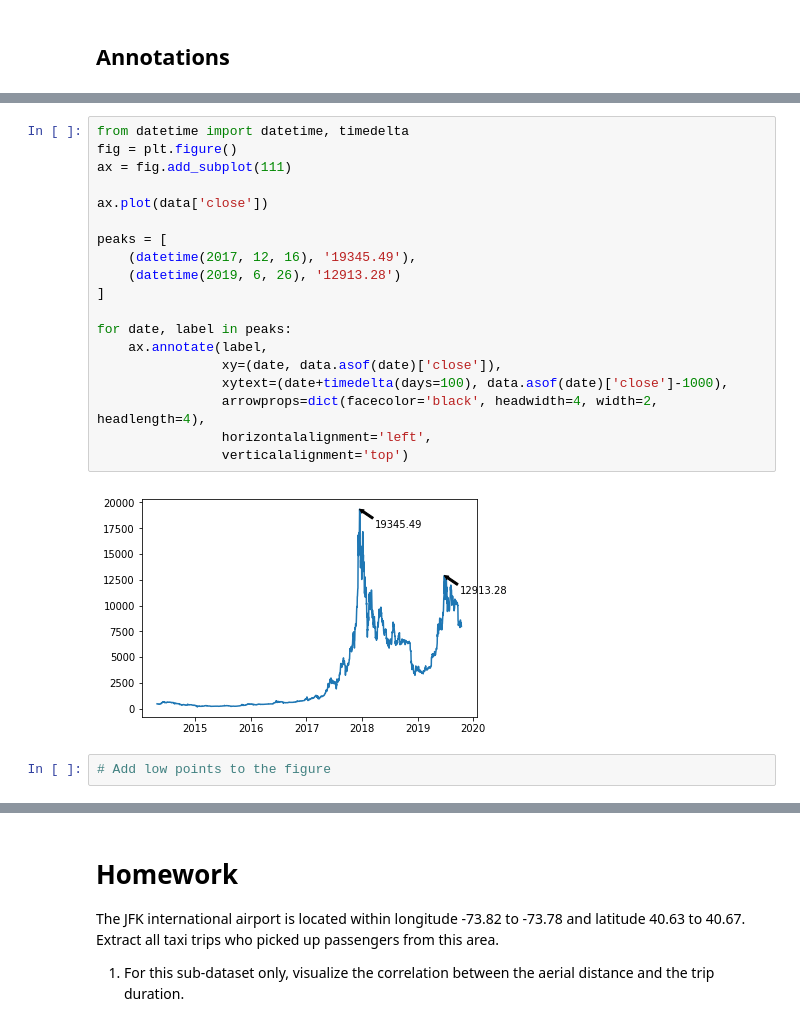
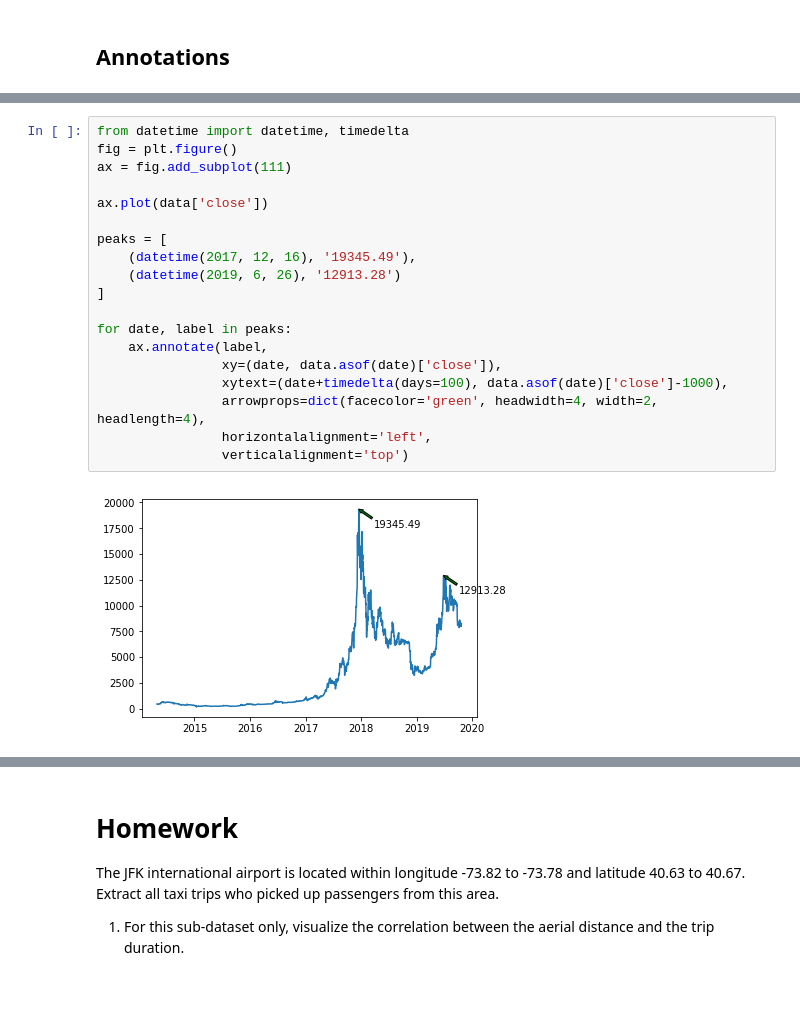
Before and after one commit to ch00226855/CMP464-Fall2019, a Jupyter notebook: Week7_Matplotlib_Part2.ipynb, the cells around one changed output, grey strips where cells are left out. Drawn from its saved outputs; the diff is of its cells as text; blank space fills up the shorter version.

```diff
--- a/Week7_Matplotlib_Part2.ipynb
+++ b/Week7_Matplotlib_Part2.ipynb
@@ -485,23 +511,21 @@ data.tail(3)
 # %%
 from datetime import datetime, timedelta
 fig = plt.figure()
 ax = fig.add_subplot(111)
 
 ax.plot(data['close'])
 
 peaks = [
     (datetime(2017, 12, 16), '19345.49'),
     (datetime(2019, 6, 26), '12913.28')
 ]
 
 for date, label in peaks:
     ax.annotate(label,
                 xy=(date, data.asof(date)['close']),
                 xytext=(date+timedelta(days=100), data.asof(date)['close']-1000),
-                arrowprops=dict(facecolor='black', headwidth=4, width=2, headlength=4),
+                arrowprops=dict(facecolor='green', headwidth=4, width=2, headlength=4),
                 horizontalalignment='left',
                 verticalalignment='top')
 # %% [output]
-[figure, old version]
+[figure, new version]
-# %%
-# Add low points to the figure
```
Also changed, not shown: parts of 23 cells of this notebook.
